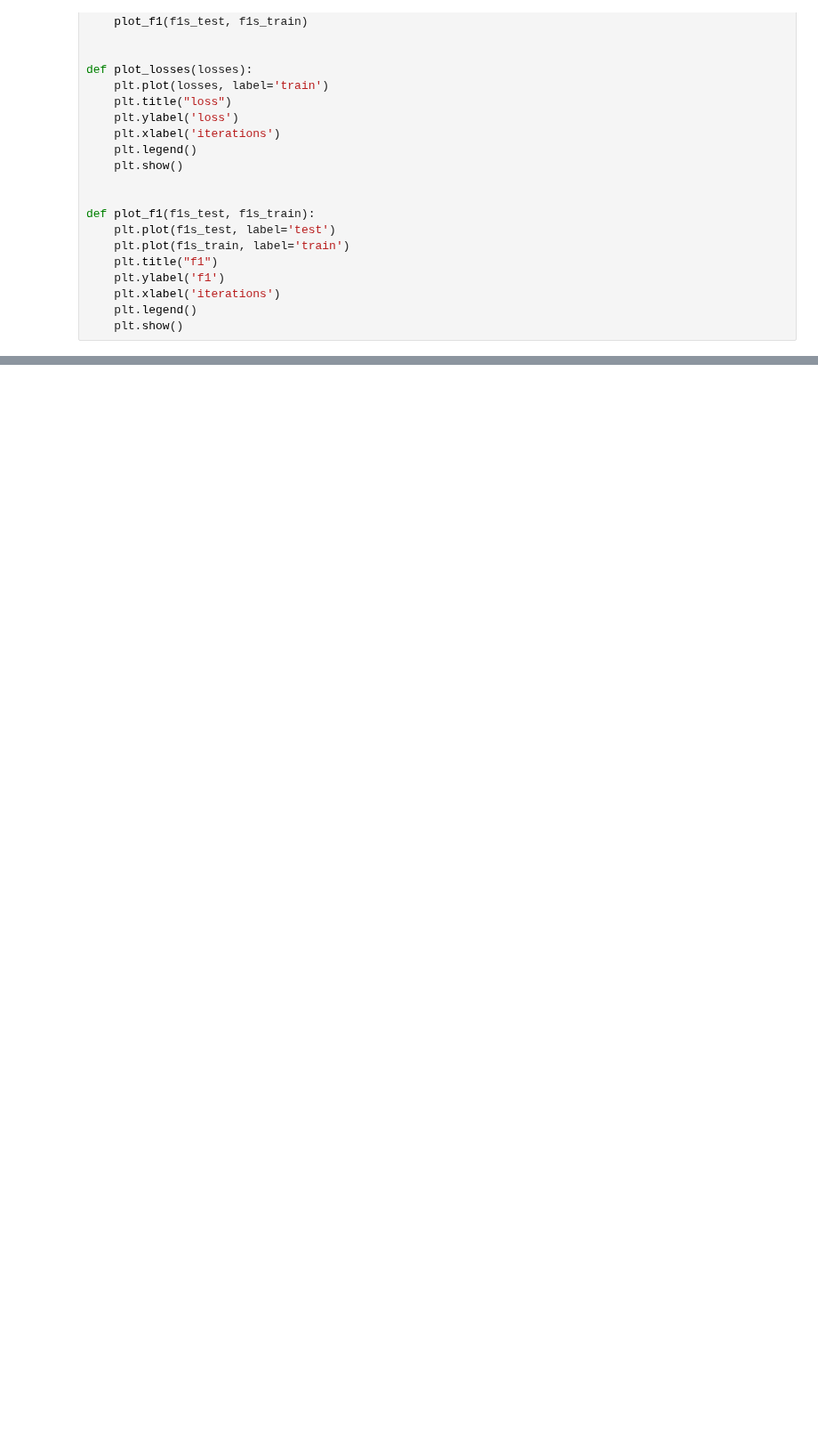
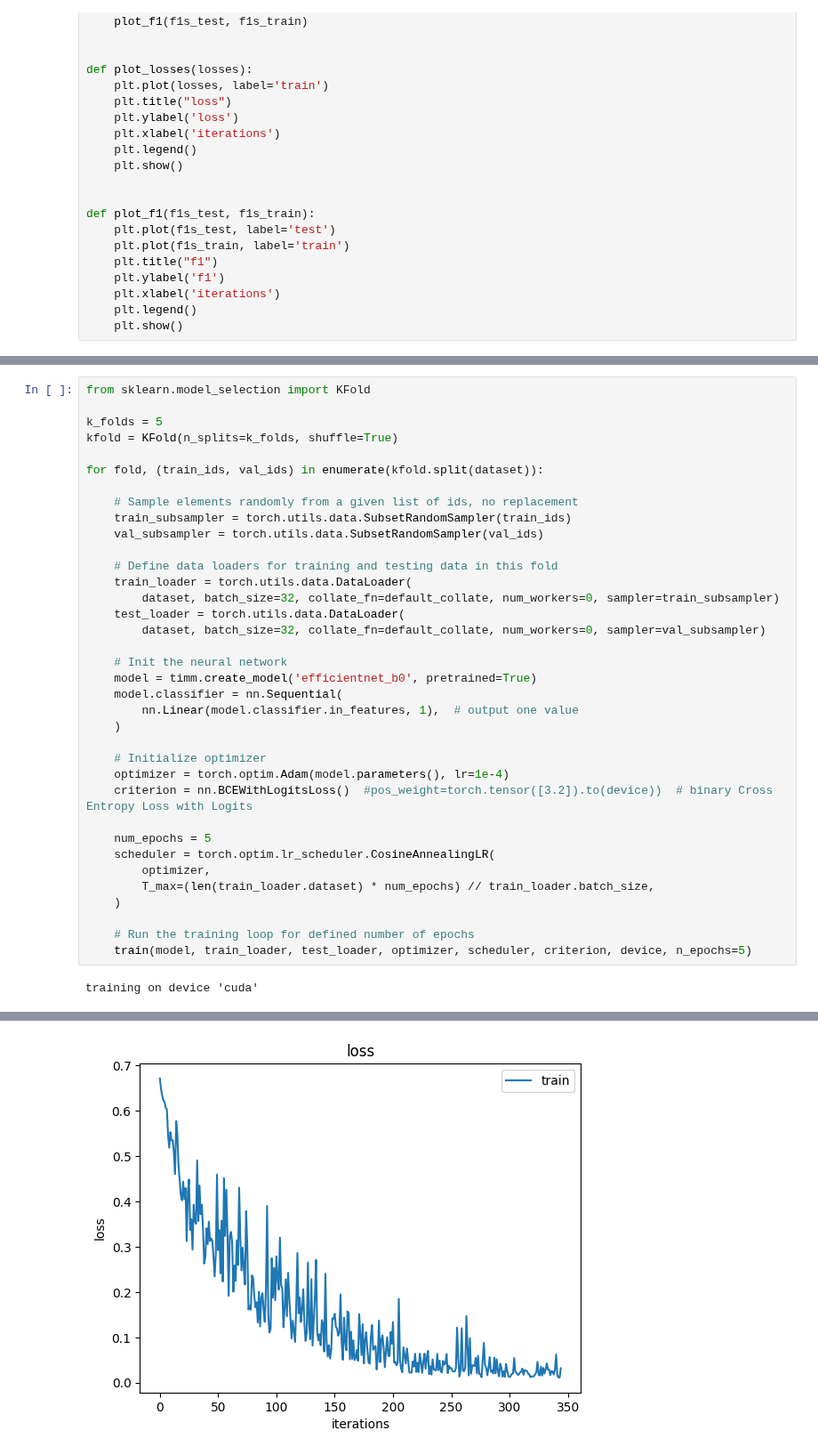
Before and after one commit to CS-433/ml-project-2-ml-sonidito, a Jupyter notebook: notebooks/EfficientNet_demo2.ipynb, the cells around one changed output, grey strips where cells are left out. Shown at 89% size. Saved outputs shown, nothing was run; the diff lists cells and outputs as text; blank space fills up the shorter version.

```diff
--- a/notebooks/EfficientNet_demo2.ipynb
+++ b/notebooks/EfficientNet_demo2.ipynb
@@ -251,0 +252,38 @@ Epoch 4 | Train accuracy: 0.99595, f1: 0.99686
+# %%
+from sklearn.model_selection import KFold
+
+k_folds = 5
+kfold = KFold(n_splits=k_folds, shuffle=True)
+
+for fold, (train_ids, val_ids) in enumerate(kfold.split(dataset)):
+
+    # Sample elements randomly from a given list of ids, no replacement
+    train_subsampler = torch.utils.data.SubsetRandomSampler(train_ids)
+    val_subsampler = torch.utils.data.SubsetRandomSampler(val_ids)
+
+    # Define data loaders for training and testing data in this fold
+    train_loader = torch.utils.data.DataLoader(
+        dataset, batch_size=32, collate_fn=default_collate, num_workers=0, sampler=train_subsampler)
+    test_loader = torch.utils.data.DataLoader(
+        dataset, batch_size=32, collate_fn=default_collate, num_workers=0, sampler=val_subsampler)
+
+    # Init the neural network
+    model = timm.create_model('efficientnet_b0', pretrained=True)
+    model.classifier = nn.Sequential(
+        nn.Linear(model.classifier.in_features, 1),  # output one value
+    )
+
+    # Initialize optimizer
+    optimizer = torch.optim.Adam(model.parameters(), lr=1e-4)
+    criterion = nn.BCEWithLogitsLoss()  #pos_weight=torch.tensor([3.2]).to(device))  # binary Cross Entropy Loss with Logits
+
+    num_epochs = 5
+    scheduler = torch.optim.lr_scheduler.CosineAnnealingLR(
+        optimizer,
+        T_max=(len(train_loader.dataset) * num_epochs) // train_loader.batch_size,
+    )
+
+    # Run the training loop for defined number of epochs
+    train(model, train_loader, test_loader, optimizer, scheduler, criterion, device, n_epochs=5)
+# %% [output]
+training on device 'cuda'
@@ -251,0 +300 @@ Epoch 4 | Train accuracy: 0.99595, f1: 0.99686
+[figure, added]
```
Also changed, not shown: parts of 5 cells of this notebook, 1 other file.
